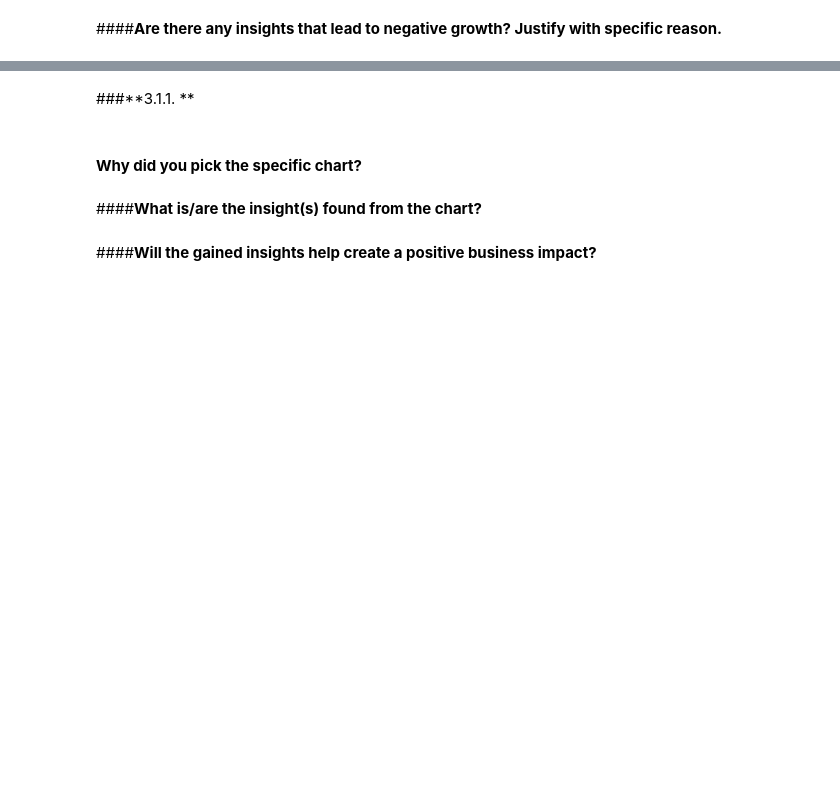
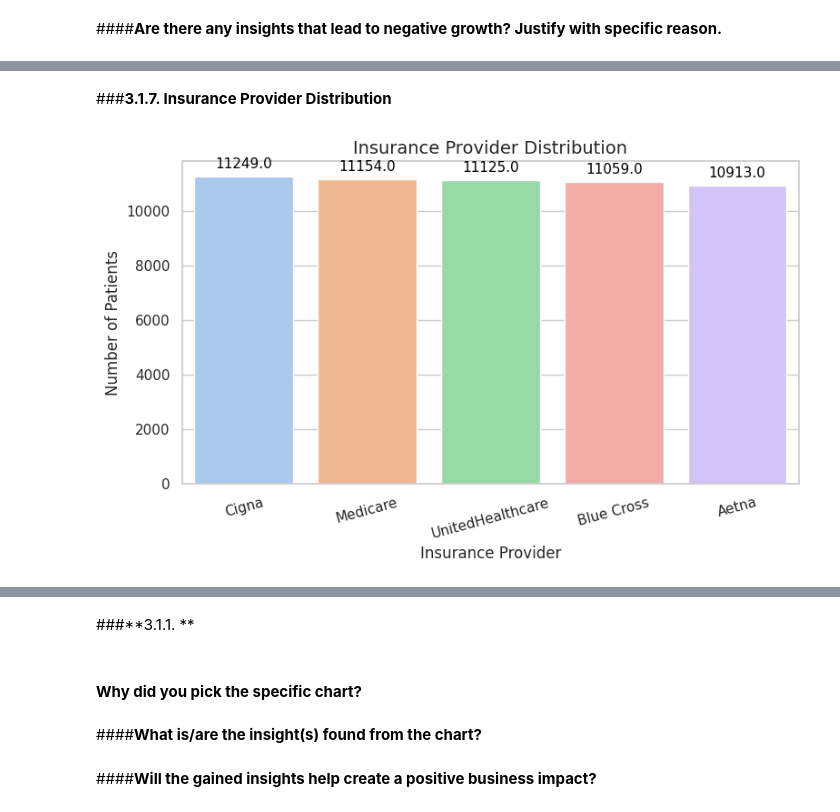
Before and after one commit to Sagarjain93/Healthcare, a Jupyter notebook: Healthcare.ipynb, the cells around one changed output, grey strips where cells are left out. Saved outputs shown, nothing was run; the diff lists cells and outputs as text; code cells hidden in the pictures; blank space fills up the shorter version.

```diff
--- a/Healthcare.ipynb
+++ b/Healthcare.ipynb
@@ -966,0 +1080,34 @@ Continuing this way may lead to underutilized insights or misallocated budgets.
+# %% [markdown]
+###**3.1.7. Insurance Provider Distribution**
+# %%
+#Chart No. 7
+# Count the values
+insurance_counts = df['insurance_provider'].value_counts()
+
+# Plot
+plt.figure(figsize=(8, 5))
+ax = sns.barplot(
+    x=insurance_counts.index,
+    y=insurance_counts.values,
+    hue=insurance_counts.index,
+    palette='pastel',
+    legend=False
+)
+
+# Add value labels on bars
+for p in ax.patches:
+    ax.annotate(f'{p.get_height()}',
+                (p.get_x() + p.get_width() / 2., p.get_height()),
+                ha='center', va='center',
+                fontsize=11, color='black',
+                xytext=(0, 10), textcoords='offset points')
+
+# Titles and labels
+plt.title('Insurance Provider Distribution', fontsize=14)
+plt.xlabel('Insurance Provider')
+plt.ylabel('Number of Patients')
+plt.xticks(rotation=15)
+plt.tight_layout()
+plt.show()
+# %% [output]
+[figure, added]
```
Also changed, not shown: parts of 141 cells of this notebook.
